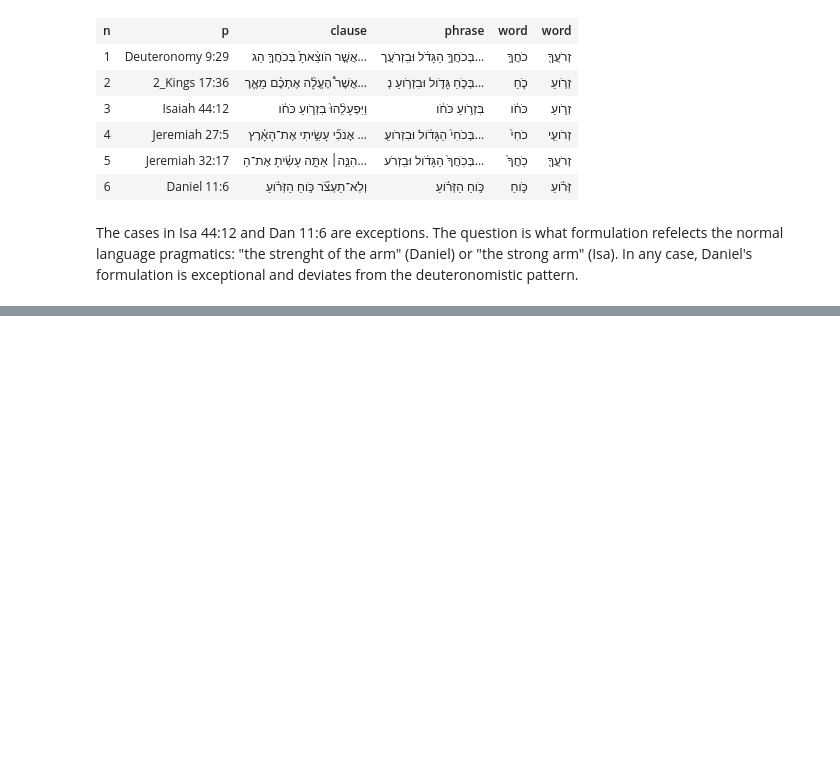
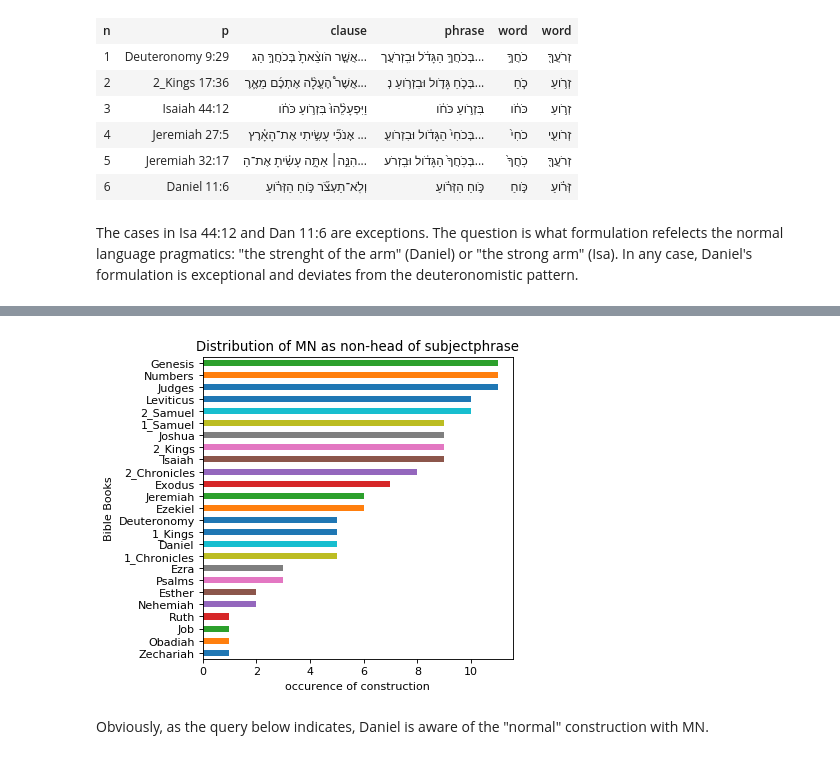
Before and after one commit to oliverglanz/Text-Fabric, a Jupyter notebook: Daniel11/0000_ETCBC-TF_2002-BHS_Daniel11_research_o.glanz_prof-edition.ipynb, the cells around one changed output, grey strips where cells are left out. Drawn from its saved outputs; the diff is of its cells as text; code cells hidden in the pictures; blank space fills up the shorter version.

```diff
--- a/Daniel11/0000_ETCBC-TF_2002-BHS_Daniel11_research_o.glanz_prof-edition.ipynb
+++ b/Daniel11/0000_ETCBC-TF_2002-BHS_Daniel11_research_o.glanz_prof-edition.ipynb
@@ -637,0 +912,4 @@ In any case, Daniel's formulation is exceptional and deviates from the deuterono
+# %%
+SubjectphraseWOMNHead=pd.read_csv('D:/OneDrive/1200_AUS-research/Fabric-TEXT/SubjectphraseWOMNHead.tsv',delimiter='\t',encoding='utf-16')
+pd.set_option('display.max_columns', 50)
+SubjectphraseWOMNHead.head(5)
@@ -637,0 +943,11 @@ In any case, Daniel's formulation is exceptional and deviates from the deuterono
+# %%
+figure(num=None, figsize=(5, 5), dpi=80, facecolor='w', edgecolor='k')
+SubjectphraseWOMNHead.groupby("S1").size().sort_values(ascending=True).plot.barh()
+plt.xlabel('occurence of construction')
+plt.ylabel('Bible Books')
+plt.title('Distribution of MN as non-head of subjectphrase')
+plt.show()
+# %% [output]
+[figure, added]
+# %% [markdown]
+Obviously, as the query below indicates, Daniel is aware of the "normal" construction with MN.
```
Also changed, not shown: parts of 56 cells of this notebook.
